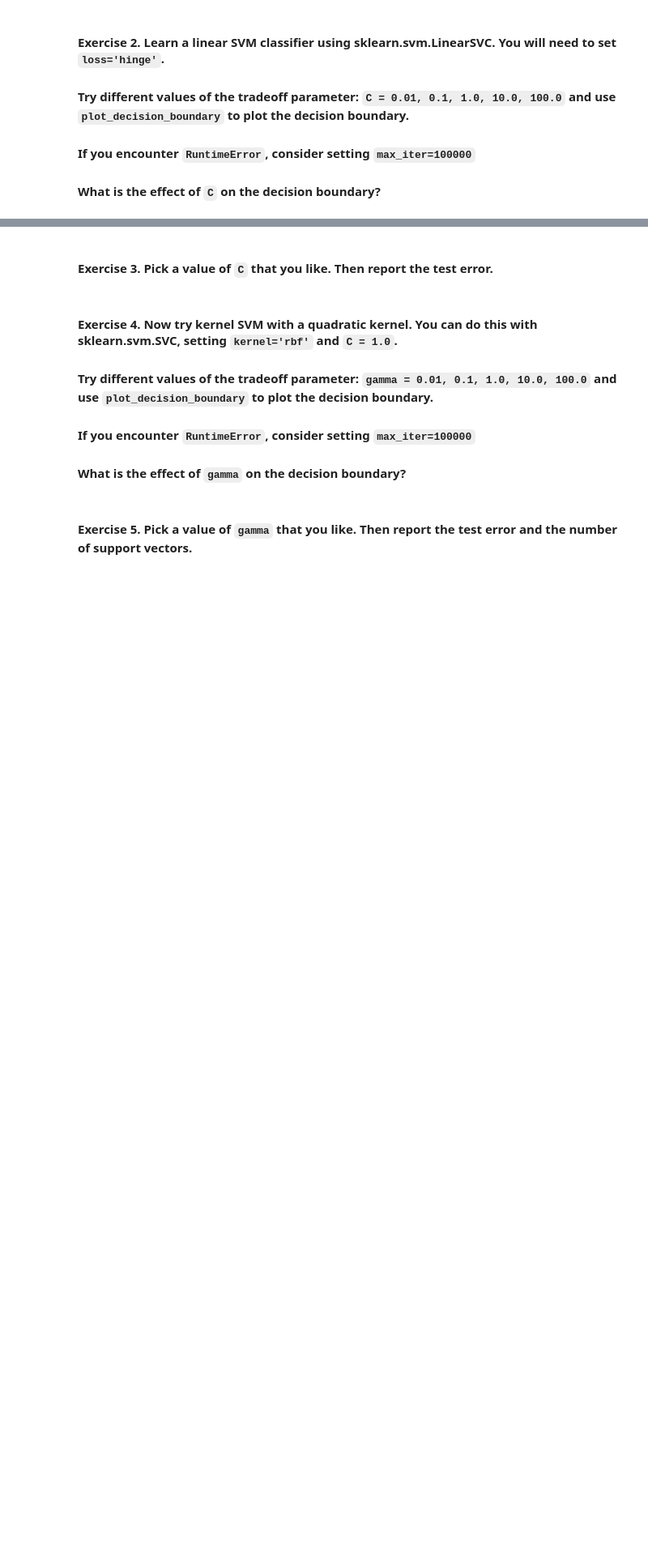
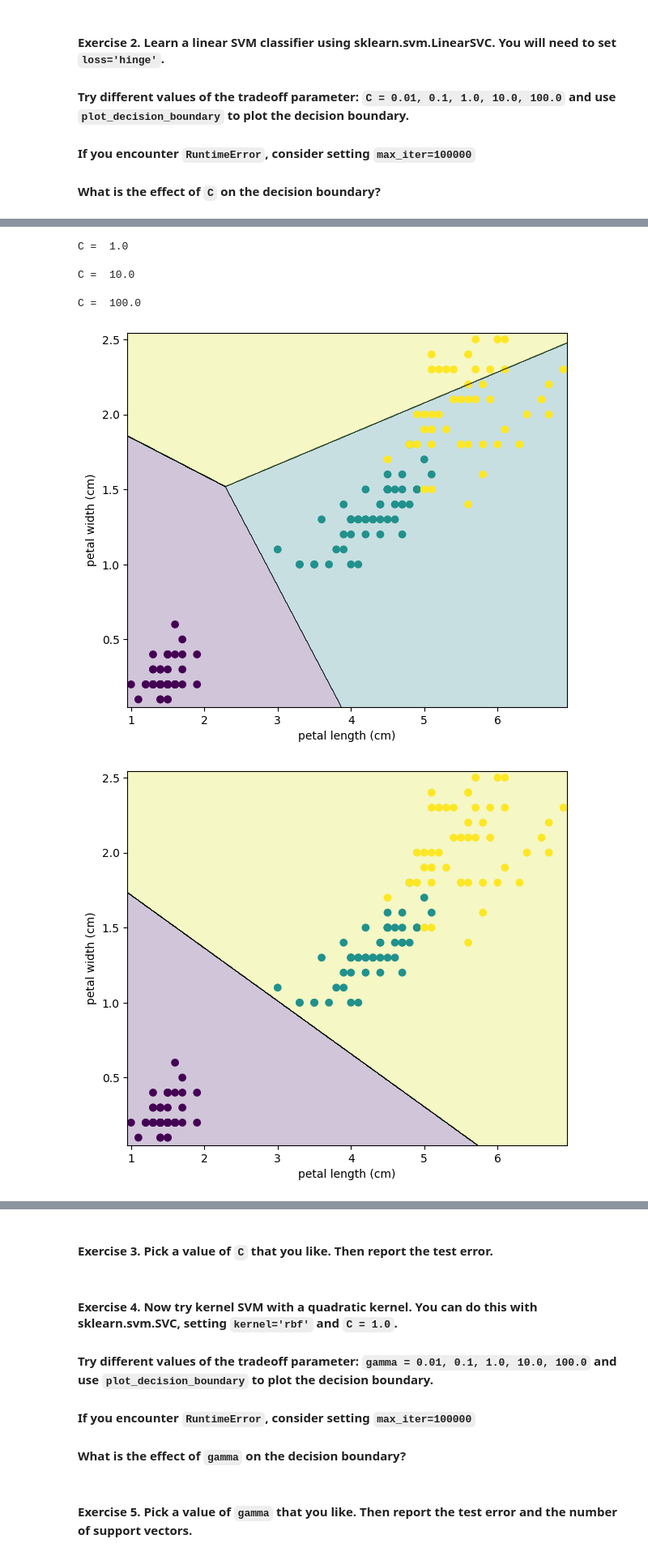
Before and after one commit to AthithepSuksupsri/229352_Stat-learning-for-data-sci, a Jupyter notebook: Lab06_SVM.ipynb, the cells around one changed output, grey strips where cells are left out. Shown at 81% size. Cells and saved outputs as stored; diff of their text form; code cells hidden in the pictures; blank space fills up the shorter version.

```diff
--- a/Lab06_SVM.ipynb
+++ b/Lab06_SVM.ipynb
@@ -92,0 +91,9 @@ plot_decision_boundary(svm, X, y)
+# %%
+#TODO
+C = [0.01, 0.1, 1.0, 10.0, 100.0]
+for c in C:
+    linsvm = LinearSVC(C = c, loss='hinge')
+    linsvm.fit(X_train, y_train)
+    print("C = ", c)
+    plot_decision_boundary(linsvm, X, y)
+# %% [output]
@@ -92,0 +102,5 @@ plot_decision_boundary(svm, X, y)
+C =  1.0
+C =  10.0
+C =  100.0
+[figure, added]
+[figure, added]
```
Also changed, not shown: parts of 2 cells of this notebook.
